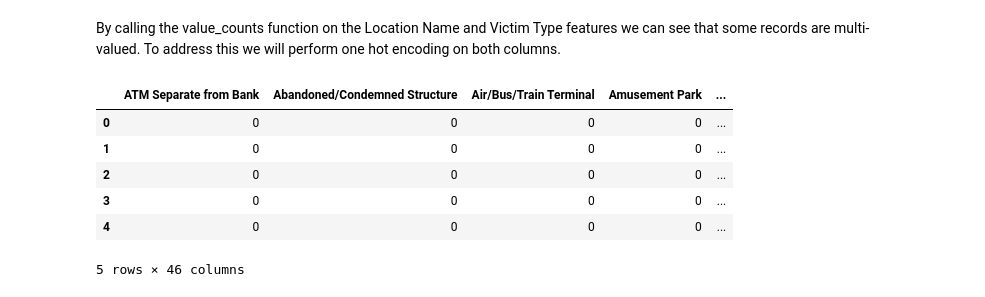
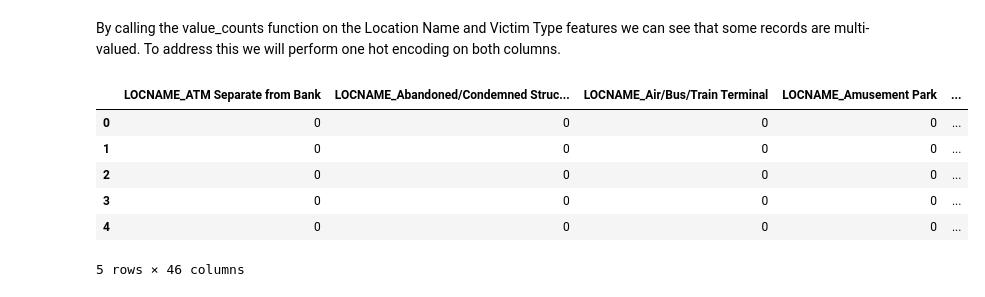
Before and after one commit to alphonso-a/big-data-project, a Jupyter notebook: Mita.ipynb, the cells around one changed output. Saved outputs shown, nothing was run; the diff lists cells and outputs as text; code cells hidden in the pictures.

```diff
--- a/Mita.ipynb
+++ b/Mita.ipynb
@@ -54,7 +77,7 @@ memory usage: 46.9+ MB
         ADULT_OFFENDER COUNT
         OFFENDER_ETHNICITY
 # %%
-data.drop(columns=['INCIDENT_ID', 'ORI', 'PUB_AGENCY_UNIT', 'JUVENILE_VICTIM_COUNT', 'ADULT_VICTIM_COUNT', 'JUVENILE_OFFENDER_COUNT','ADULT_OFFENDER_COUNT','OFFENDER_ETHNICITY'], inplace=True)
+data.drop(columns=['INCIDENT_ID', 'ORI', 'PUB_AGENCY_UNIT', 'STATE_ABBR', 'JUVENILE_VICTIM_COUNT', 'ADULT_VICTIM_COUNT', 'JUVENILE_OFFENDER_COUNT','ADULT_OFFENDER_COUNT','OFFENDER_ETHNICITY'], inplace=True)
 # %% [markdown]
 Now, the Population Group Code and Population Group Description Relay the same data, Hence we only keep the code in order to differentiate between the groups.
 # %%
@@ -226,10 +274,10 @@ Name: VICTIM_TYPES, dtype: int64
 # %% [markdown]
 By calling the value_counts function on the Location Name and Victim Type features we can see that some records are multi-valued. To address this we will perform one hot encoding on both columns.
 # %%
-df_loc_1hot = data['LOCATION_NAME'].str.get_dummies(sep=";")
+df_loc_1hot = data['LOCATION_NAME'].str.get_dummies(sep=";").add_prefix('LOCNAME_')
 df_loc_1hot.head()
 # %% [output]
-|  | ATM Separate from Bank | Abandoned/Condemned Structure | Air/Bus/Train Terminal | Amusement Park | ... |
+|  | LOCNAME_ATM Separate from Bank | LOCNAME_Abandoned/Condemned Struc... | LOCNAME_Air/Bus/Train Terminal | LOCNAME_Amusement Park | ... |
 | 0 | 0 | 0 | 0 | 0 | ... |
 | 1 | 0 | 0 | 0 | 0 | ... |
 | 2 | 0 | 0 | 0 | 0 | ... |
```
Also changed, not shown: parts of 27 cells of this notebook.
